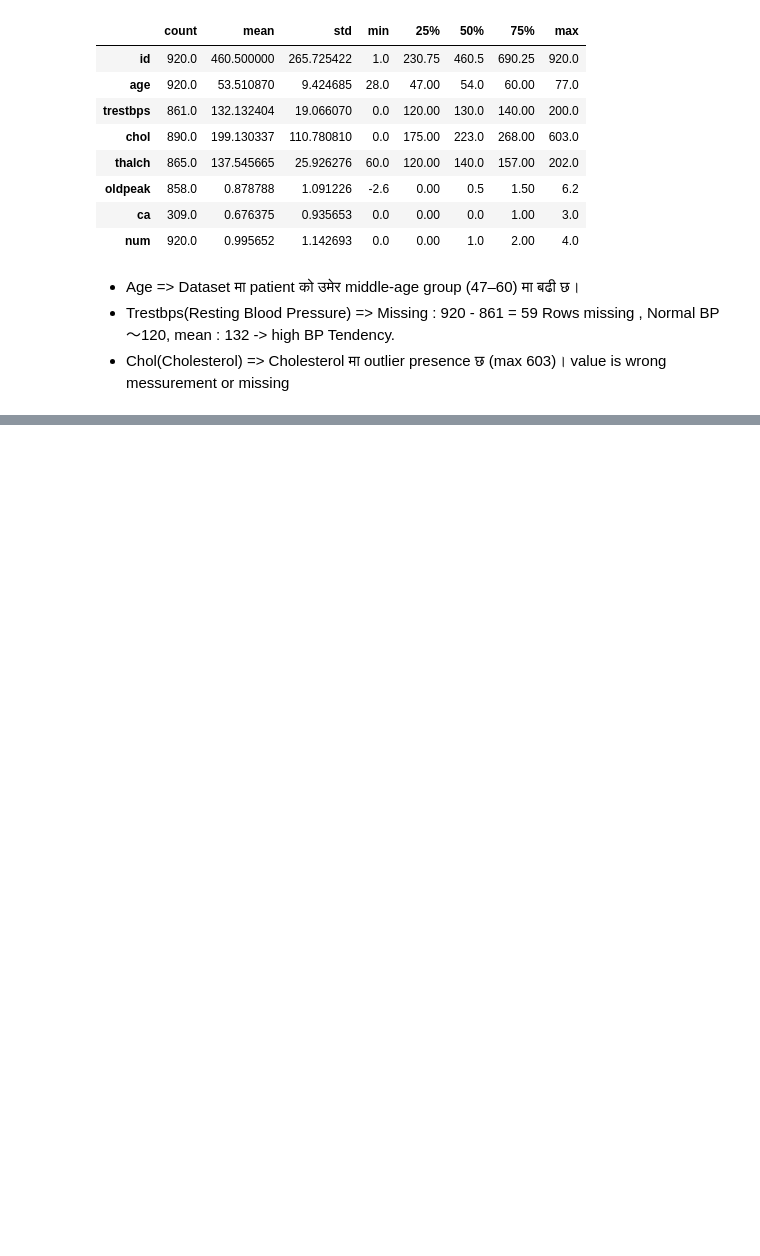
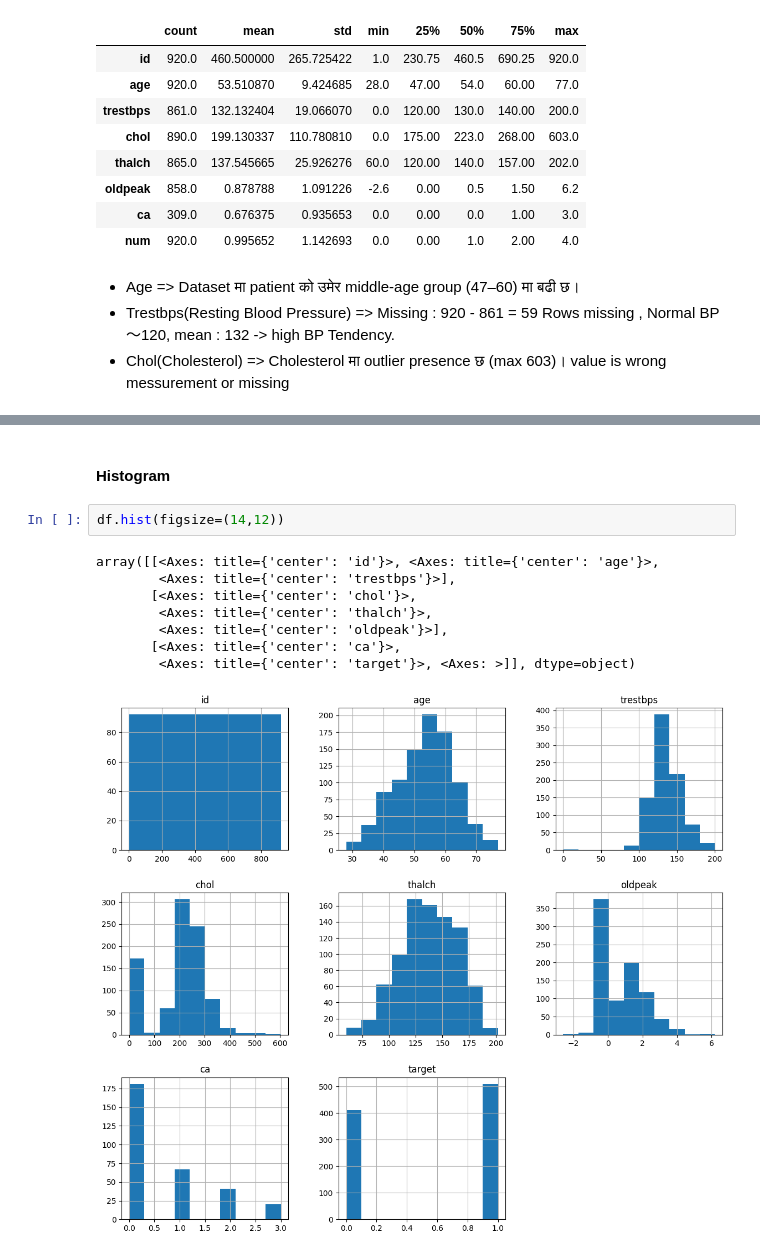
Before and after one commit to prakasshrestha/Data-Science, a Jupyter notebook: LogisticRegression/Heart_Disease_data_Logistic_Regression.ipynb, the cells around one changed output, grey strips where cells are left out. Drawn from its saved outputs; the diff is of its cells as text; blank space fills up the shorter version.

```diff
--- a/LogisticRegression/Heart_Disease_data_Logistic_Regression.ipynb
+++ b/LogisticRegression/Heart_Disease_data_Logistic_Regression.ipynb
@@ -254,0 +414,13 @@ num_data.describe().T
+# %% [markdown]
+#### Histogram
+# %%
+df.hist(figsize=(14,12))
+# %% [output]
+array([[<Axes: title={'center': 'id'}>, <Axes: title={'center': 'age'}>,
+        <Axes: title={'center': 'trestbps'}>],
+       [<Axes: title={'center': 'chol'}>,
+        <Axes: title={'center': 'thalch'}>,
+        <Axes: title={'center': 'oldpeak'}>],
+       [<Axes: title={'center': 'ca'}>,
+        <Axes: title={'center': 'target'}>, <Axes: >]], dtype=object)
+[figure, added]
```
Also changed, not shown: parts of 16 cells of this notebook.
